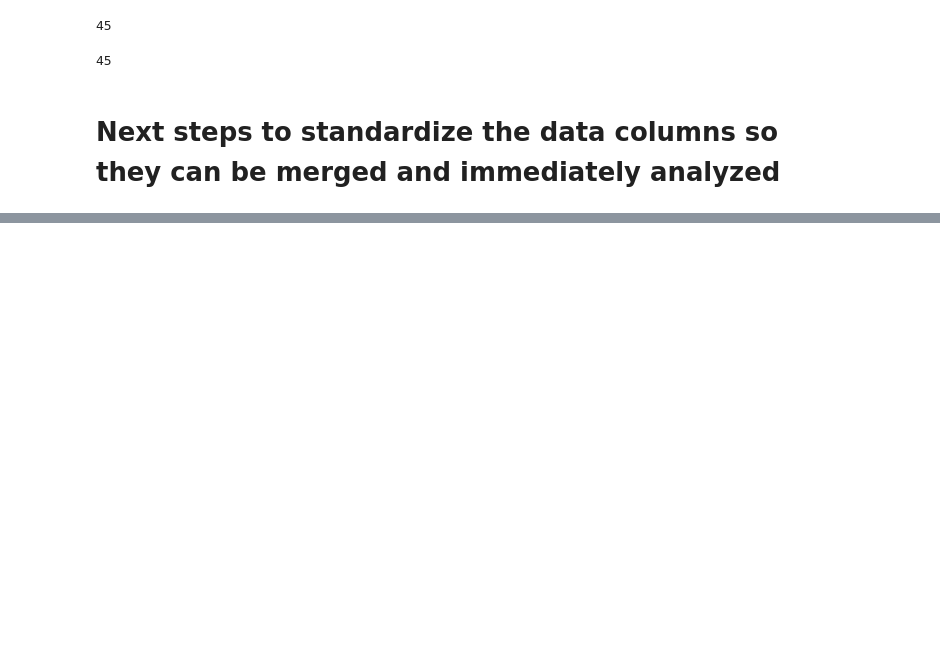
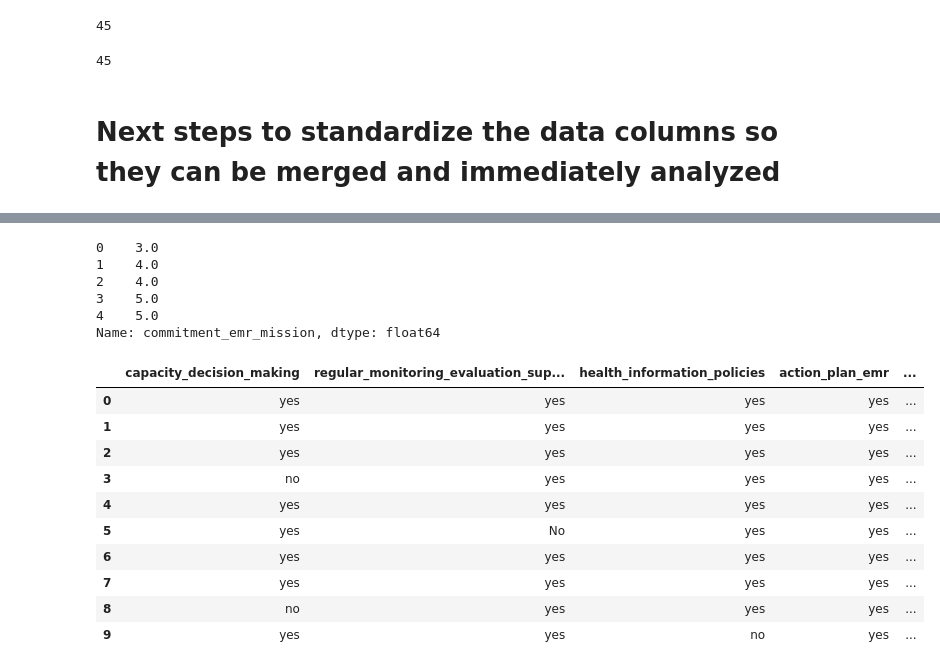
Before and after one commit to Ugoeze-hub/EMR_ANALYSIS, a Jupyter notebook: analysis.ipynb, the cells around one changed output, grey strips where cells are left out. Saved outputs shown, nothing was run; the diff lists cells and outputs as text; code cells hidden in the pictures; blank space fills up the shorter version.

```diff
--- a/analysis.ipynb
+++ b/analysis.ipynb
@@ -381,0 +511,5 @@ len(df_2.columns.tolist())
+# %%
+column_list_2 = ['timely_completion_emr_tasks','commitment_emr_mission','tediousness_emr_data_collection','meaningful_data_collection','data_collection_burden','data_collection_appreciation']
+for col in column_list_2:
+    print(df_online[col].unique())
+    print()
@@ -381,0 +534,40 @@ len(df_2.columns.tolist())
+# %%
+likert_mapping_2 = {
+    "strongly disagree": 1,
+    "disagree": 2,
+    "neither agree or disagree": 3,
+    "agree": 4,
+    "strongly agree": 5,
+    'No Answer': np.nan
+}
+
+for col in column_list_2:
+    # Clean the column: trim spaces and convert to lowercase for consistency
+    df_online[col] = df_online[col].str.lower().str.strip()
+
+    # Create a new column with ordinal scores
+    df_online[col] = df_online[col].map(likert_mapping_2)
+
+# Check one of the score columns to see the changes
+print(df_online['commitment_emr_mission'].head())
+# %% [output]
+0    3.0
+1    4.0
+2    4.0
+3    5.0
+4    5.0
+Name: commitment_emr_mission, dtype: float64
+# %%
+df_online.iloc[:10,25:]
+# %% [output]
+|  | capacity_decision_making | regular_monitoring_evaluation_sup... | health_information_policies | action_plan_emr | ... |
+| 0 | yes | yes | yes | yes | ... |
+| 1 | yes | yes | yes | yes | ... |
+| 2 | yes | yes | yes | yes | ... |
+| 3 | no | yes | yes | yes | ... |
+| 4 | yes | yes | yes | yes | ... |
+| 5 | yes | No | yes | yes | ... |
+| 6 | yes | yes | yes | yes | ... |
+| 7 | yes | yes | yes | yes | ... |
+| 8 | no | yes | yes | yes | ... |
+| 9 | yes | yes | no | yes | ... |
```
Also changed, not shown: parts of 11 cells of this notebook, 2 other files.
